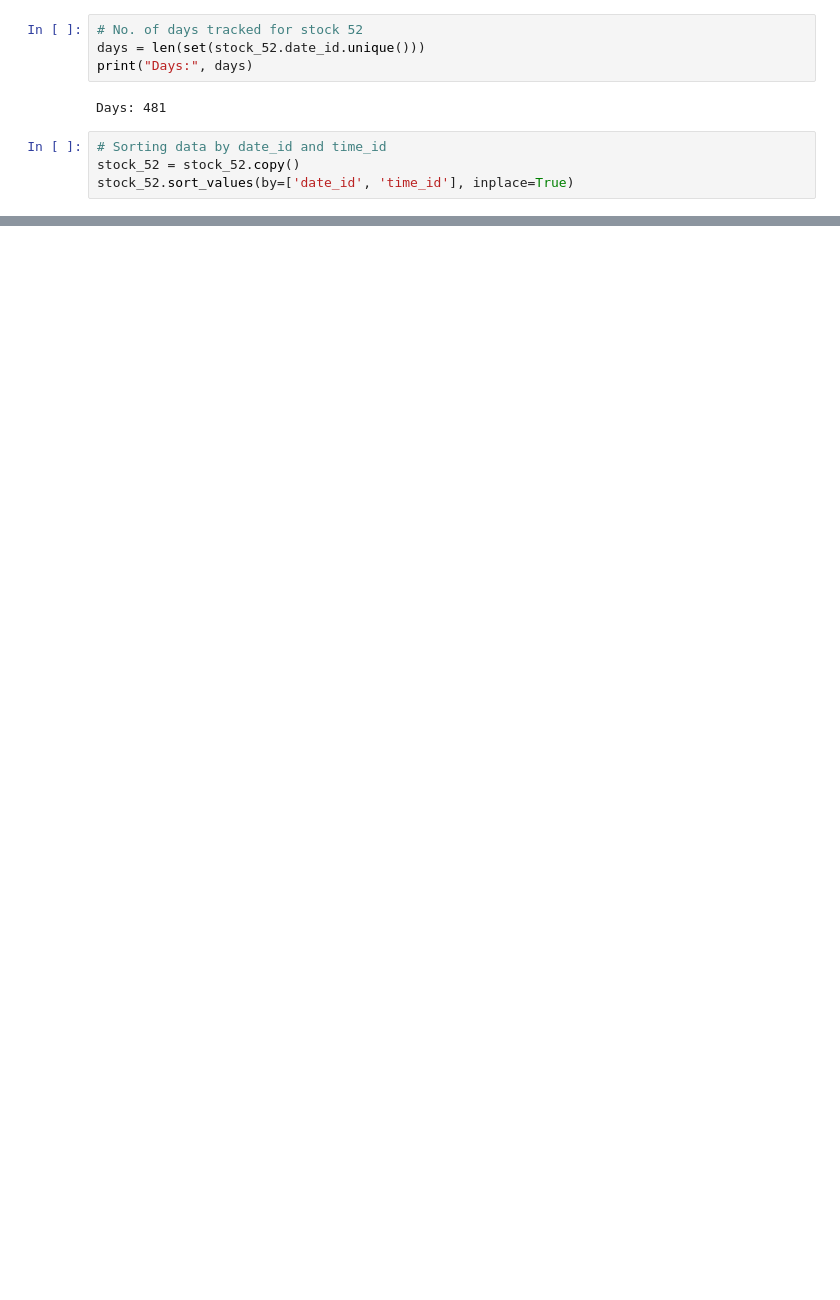
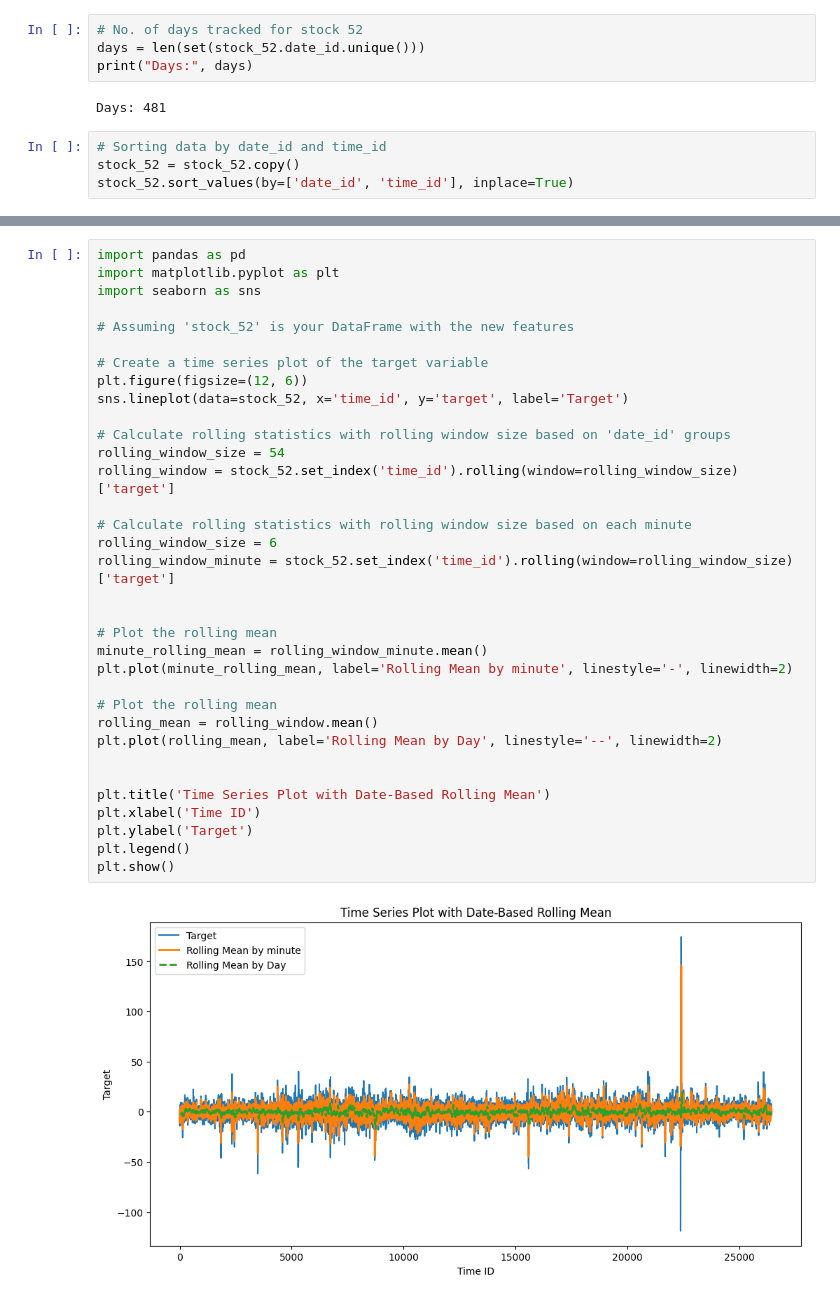
Before and after one commit to UNT-CSCE-Projects/US_stock_market_prediction, a Jupyter notebook: Optiver_stock_closing_price.ipynb, the cells around one changed output, grey strips where cells are left out. Cells and saved outputs as stored; diff of their text form; blank space fills up the shorter version.

```diff
--- a/Optiver_stock_closing_price.ipynb
+++ b/Optiver_stock_closing_price.ipynb
@@ -215,0 +262,36 @@ stock_52.head()
+# %%
+import pandas as pd
+import matplotlib.pyplot as plt
+import seaborn as sns
+
+# Assuming 'stock_52' is your DataFrame with the new features
+
+# Create a time series plot of the target variable
+plt.figure(figsize=(12, 6))
+sns.lineplot(data=stock_52, x='time_id', y='target', label='Target')
+
+# Calculate rolling statistics with rolling window size based on 'date_id' groups
+rolling_window_size = 54
+rolling_window = stock_52.set_index('time_id').rolling(window=rolling_window_size)['target']
+
+# Calculate rolling statistics with rolling window size based on each minute
+rolling_window_size = 6
+rolling_window_minute = stock_52.set_index('time_id').rolling(window=rolling_window_size)['target']
+
+
+# Plot the rolling mean
+minute_rolling_mean = rolling_window_minute.mean()
+plt.plot(minute_rolling_mean, label='Rolling Mean by minute', linestyle='-', linewidth=2)
+
+# Plot the rolling mean
+rolling_mean = rolling_window.mean()
+plt.plot(rolling_mean, label='Rolling Mean by Day', linestyle='--', linewidth=2)
+
+
+plt.title('Time Series Plot with Date-Based Rolling Mean')
+plt.xlabel('Time ID')
+plt.ylabel('Target')
+plt.legend()
+plt.show()
+# %% [output]
+[figure, added]
```
Also changed, not shown: parts of 14 cells of this notebook.
